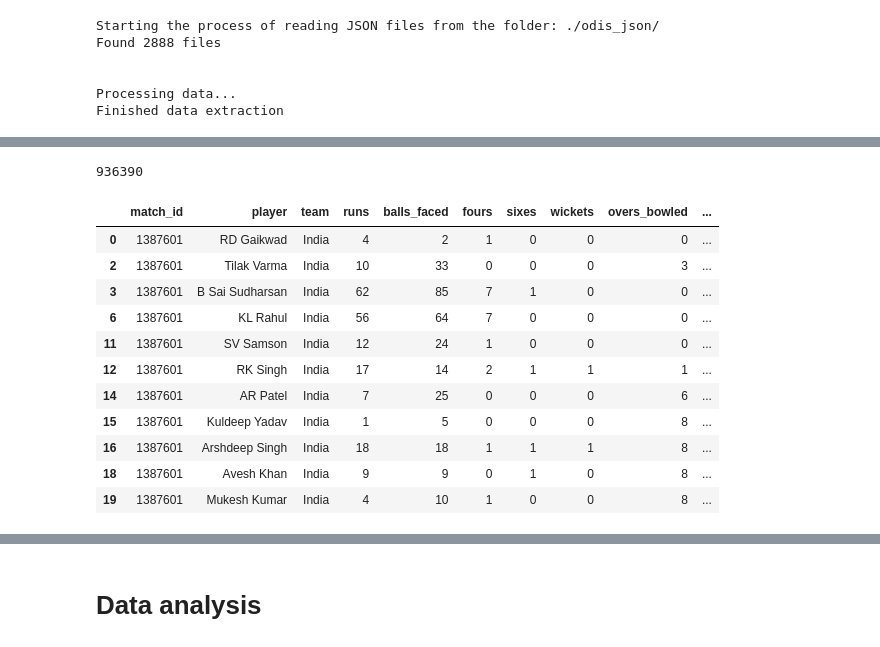
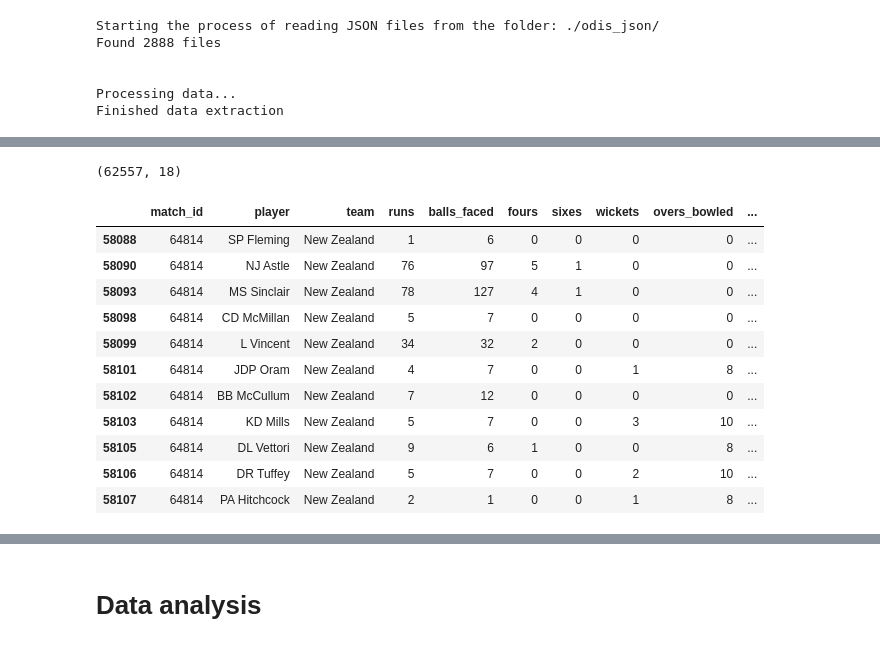
Before and after one commit to adimail/fantasy-sports-machine-learning, a Jupyter notebook: Data analysis.ipynb, the cells around one changed output, grey strips where cells are left out. Drawn from its saved outputs; the diff is of its cells as text; code cells hidden in the pictures.

```diff
--- a/Data analysis.ipynb
+++ b/Data analysis.ipynb
@@ -522,22 +600,22 @@ memory usage: 7.1+ MB
 # %%
-players_detailed_stats.size
+players_detailed_stats.shape
 # %% [output]
-936390
+(62557, 18)
 # %%
 def getplayersformatch(matchid, team):
     return players_detailed_stats[(players_detailed_stats["match_id"] == matchid) & (players_detailed_stats["team"] == team)]
 # %%
-getplayersformatch("1387601", "India")
+getplayersformatch("64814", "New Zealand")
 # %% [output]
 |  | match_id | player | team | runs | balls_faced | fours | sixes | wickets | overs_bowled | ... |
-| 0 | 1387601 | RD Gaikwad | India | 4 | 2 | 1 | 0 | 0 | 0 | ... |
-| 2 | 1387601 | Tilak Varma | India | 10 | 33 | 0 | 0 | 0 | 3 | ... |
-| 3 | 1387601 | B Sai Sudharsan | India | 62 | 85 | 7 | 1 | 0 | 0 | ... |
-| 6 | 1387601 | KL Rahul | India | 56 | 64 | 7 | 0 | 0 | 0 | ... |
-| 11 | 1387601 | SV Samson | India | 12 | 24 | 1 | 0 | 0 | 0 | ... |
-| 12 | 1387601 | RK Singh | India | 17 | 14 | 2 | 1 | 1 | 1 | ... |
-| 14 | 1387601 | AR Patel | India | 7 | 25 | 0 | 0 | 0 | 6 | ... |
-| 15 | 1387601 | Kuldeep Yadav | India | 1 | 5 | 0 | 0 | 0 | 8 | ... |
-| 16 | 1387601 | Arshdeep Singh | India | 18 | 18 | 1 | 1 | 1 | 8 | ... |
-| 18 | 1387601 | Avesh Khan | India | 9 | 9 | 0 | 1 | 0 | 8 | ... |
-| 19 | 1387601 | Mukesh Kumar | India | 4 | 10 | 1 | 0 | 0 | 8 | ... |
+| 58088 | 64814 | SP Fleming | New Zealand | 1 | 6 | 0 | 0 | 0 | 0 | ... |
+| 58090 | 64814 | NJ Astle | New Zealand | 76 | 97 | 5 | 1 | 0 | 0 | ... |
+| 58093 | 64814 | MS Sinclair | New Zealand | 78 | 127 | 4 | 1 | 0 | 0 | ... |
+| 58098 | 64814 | CD McMillan | New Zealand | 5 | 7 | 0 | 0 | 0 | 0 | ... |
+| 58099 | 64814 | L Vincent | New Zealand | 34 | 32 | 2 | 0 | 0 | 0 | ... |
+| 58101 | 64814 | JDP Oram | New Zealand | 4 | 7 | 0 | 0 | 1 | 8 | ... |
+| 58102 | 64814 | BB McCullum | New Zealand | 7 | 12 | 0 | 0 | 0 | 0 | ... |
+| 58103 | 64814 | KD Mills | New Zealand | 5 | 7 | 0 | 0 | 3 | 10 | ... |
+| 58105 | 64814 | DL Vettori | New Zealand | 9 | 6 | 1 | 0 | 0 | 8 | ... |
+| 58106 | 64814 | DR Tuffey | New Zealand | 5 | 7 | 0 | 0 | 2 | 10 | ... |
+| 58107 | 64814 | PA Hitchcock | New Zealand | 2 | 1 | 0 | 0 | 1 | 8 | ... |
```
Also changed, not shown: parts of 6 cells of this notebook, 1 other file.
